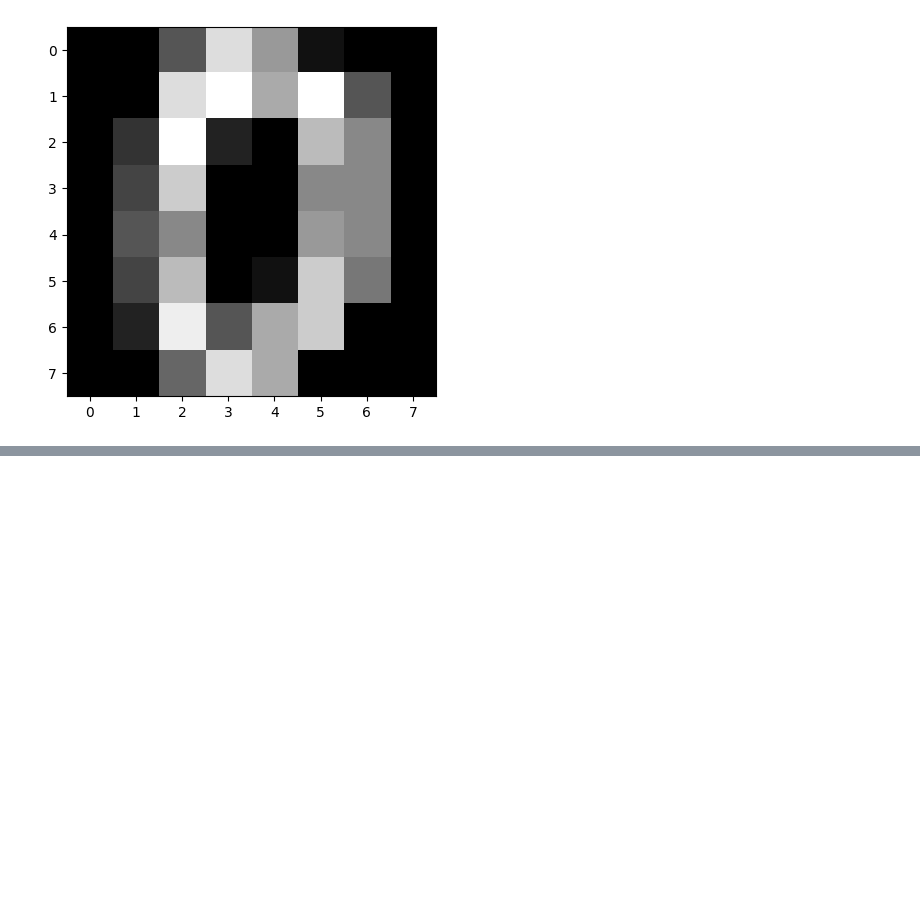
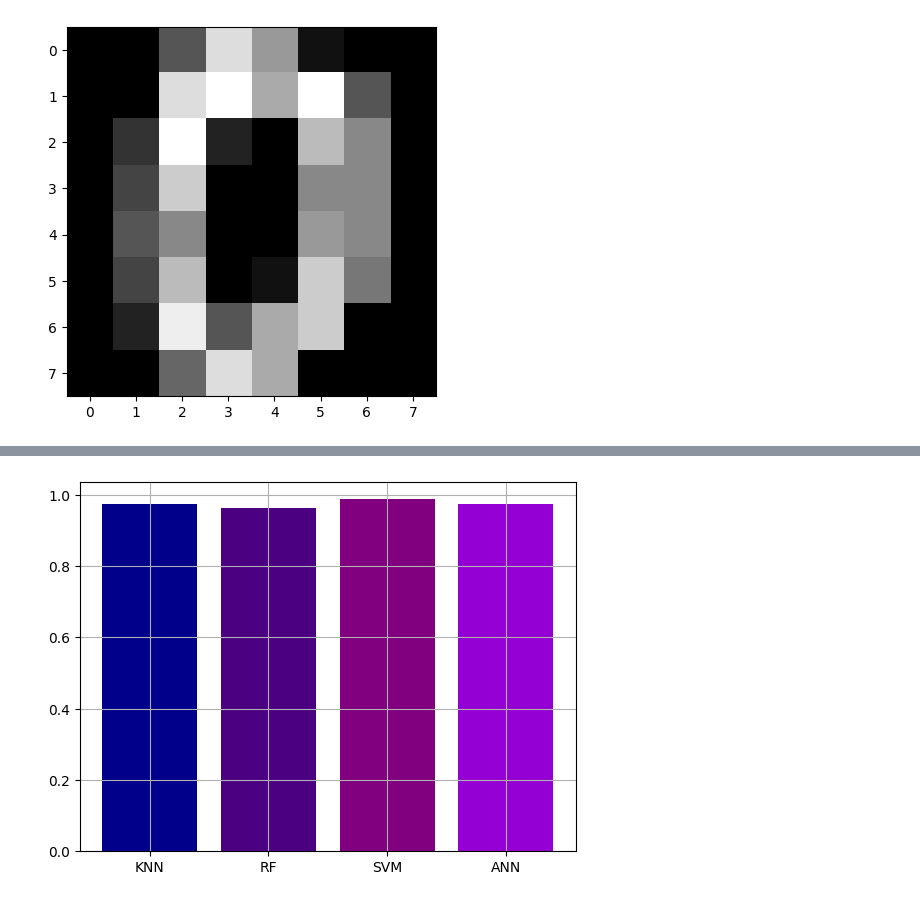
Before and after one commit to nadiaft72/ML-Projects, a Jupyter notebook: number_recognition.ipynb, the cells around one changed output, grey strips where cells are left out. Cells and saved outputs as stored; diff of their text form; code cells hidden in the pictures; blank space fills up the shorter version.

```diff
--- a/number_recognition.ipynb
+++ b/number_recognition.ipynb
@@ -65,0 +173,9 @@ X_test = scaler.transform(X_test)
+# %%
+p = [p_knn, p_rf, p_svm, p_ann]
+title = ["KNN", "RF", "SVM", "ANN"]
+colors = ['darkblue', 'indigo', 'purple', 'darkviolet']
+plt.bar(title, p, color=colors)
+plt.grid()
+plt.show()
+# %% [output]
+[figure, added]
```
Also changed, not shown: parts of 22 cells of this notebook.
